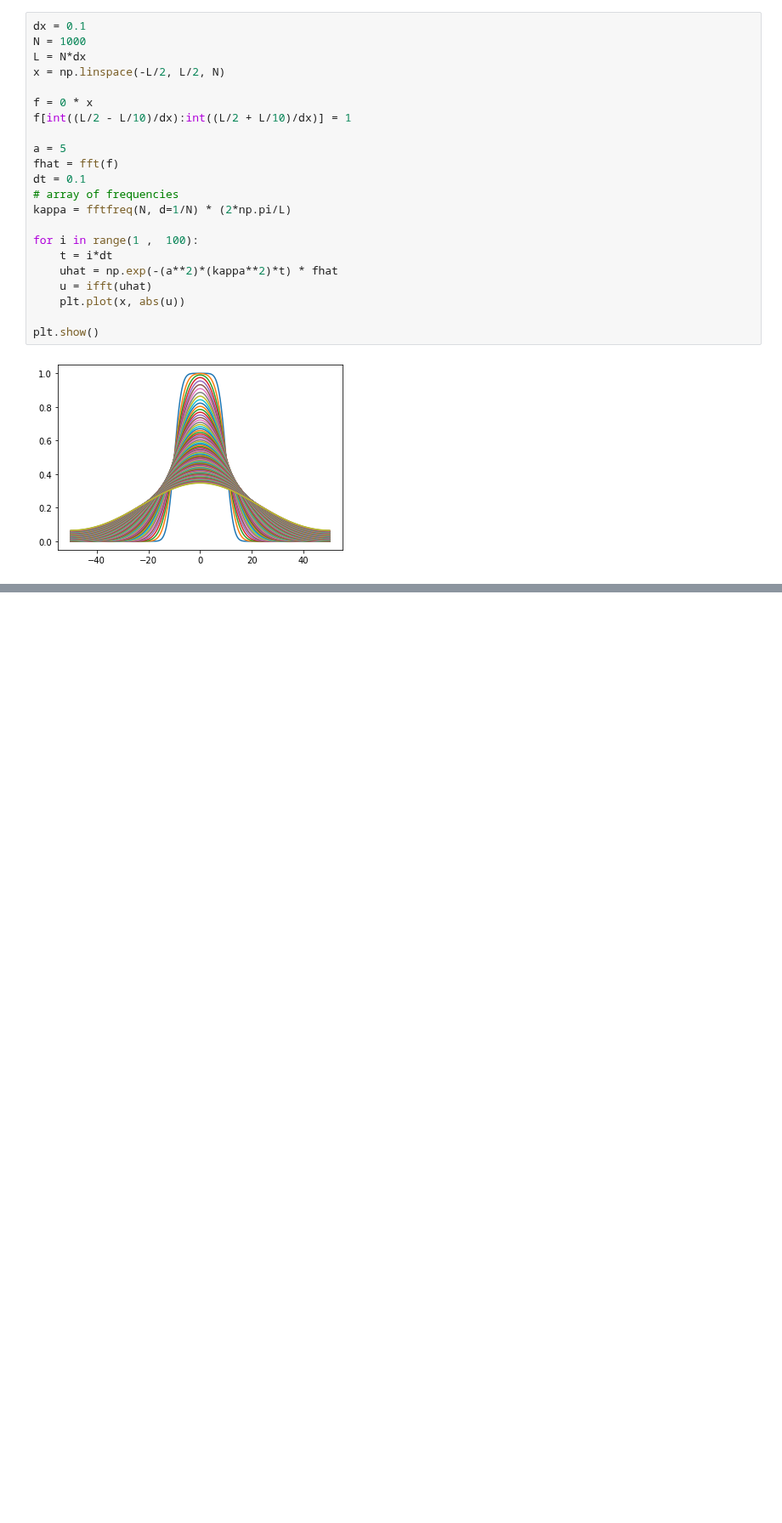
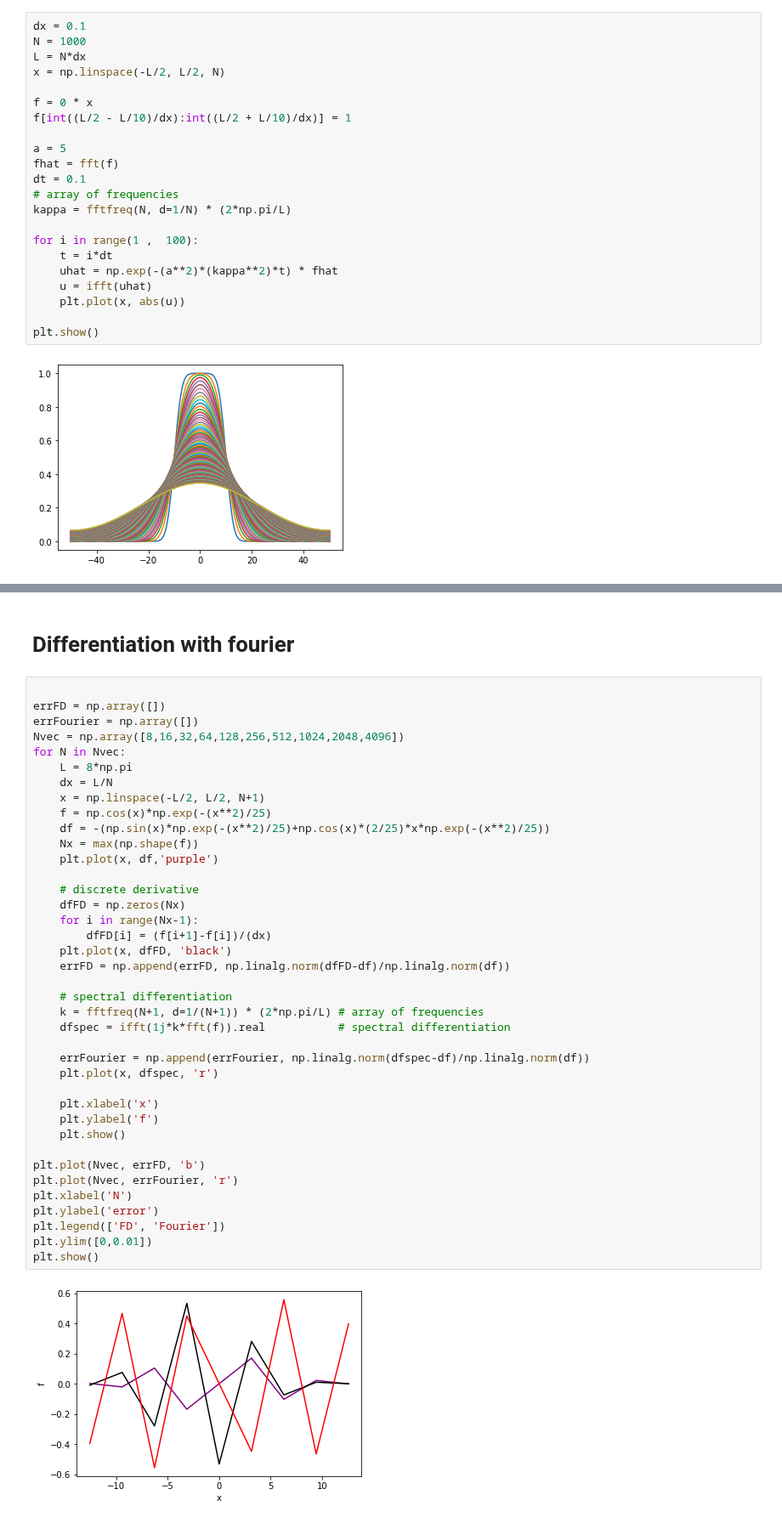
Before and after one commit to shahin1009/ME565, a Jupyter notebook: FourierPDE.ipynb, the cells around one changed output, grey strips where cells are left out. Shown at 85% size. Saved outputs shown, nothing was run; the diff lists cells and outputs as text; blank space fills up the shorter version.

```diff
--- a/FourierPDE.ipynb
+++ b/FourierPDE.ipynb
@@ -69,0 +81,43 @@ plt.show()
+# %% [markdown]
+# Differentiation with fourier
+# %%
+
+errFD = np.array([])
+errFourier = np.array([])
+Nvec = np.array([8,16,32,64,128,256,512,1024,2048,4096])
+for N in Nvec:
+    L = 8*np.pi
+    dx = L/N
+    x = np.linspace(-L/2, L/2, N+1)
+    f = np.cos(x)*np.exp(-(x**2)/25)
+    df = -(np.sin(x)*np.exp(-(x**2)/25)+np.cos(x)*(2/25)*x*np.exp(-(x**2)/25))
+    Nx = max(np.shape(f))
+    plt.plot(x, df,'purple')
+
+    # discrete derivative
+    dfFD = np.zeros(Nx)
+    for i in range(Nx-1):
+        dfFD[i] = (f[i+1]-f[i])/(dx)
+    plt.plot(x, dfFD, 'black')
+    errFD = np.append(errFD, np.linalg.norm(dfFD-df)/np.linalg.norm(df))
+
+    # spectral differentiation
+    k = fftfreq(N+1, d=1/(N+1)) * (2*np.pi/L) # array of frequencies
+    dfspec = ifft(1j*k*fft(f)).real           # spectral differentiation
+
+    errFourier = np.append(errFourier, np.linalg.norm(dfspec-df)/np.linalg.norm(df))
+    plt.plot(x, dfspec, 'r')
+
+    plt.xlabel('x')
+    plt.ylabel('f')
+    plt.show()
+
+plt.plot(Nvec, errFD, 'b')
+plt.plot(Nvec, errFourier, 'r')
+plt.xlabel('N')
+plt.ylabel('error')
+plt.legend(['FD', 'Fourier'])
+plt.ylim([0,0.01])
+plt.show()
+# %% [output]
+[figure, added]
```
Also changed, not shown: parts of 4 cells of this notebook.
